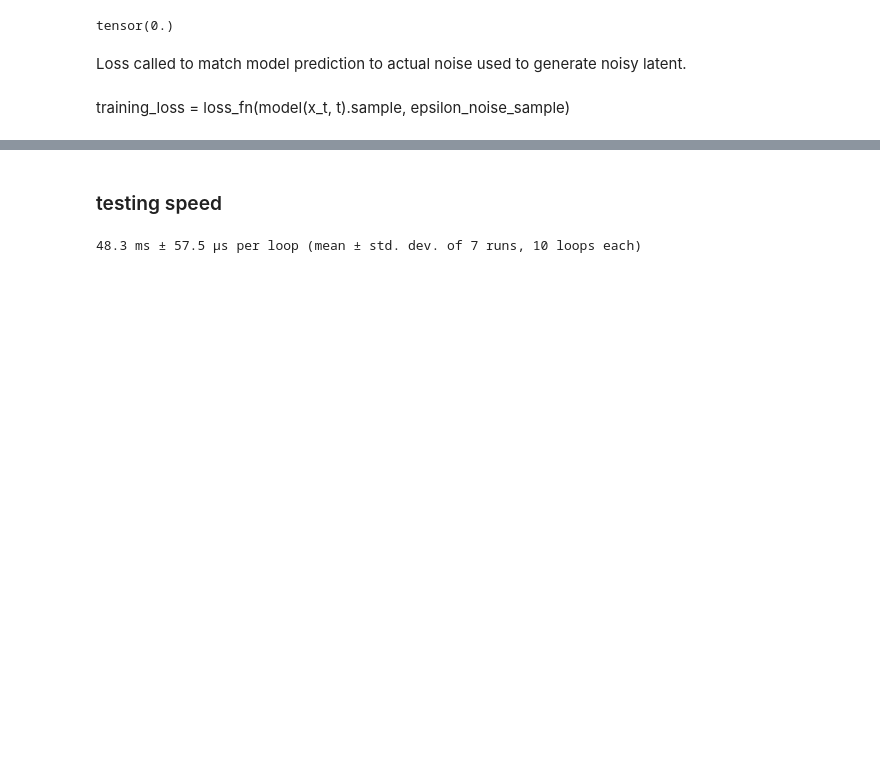
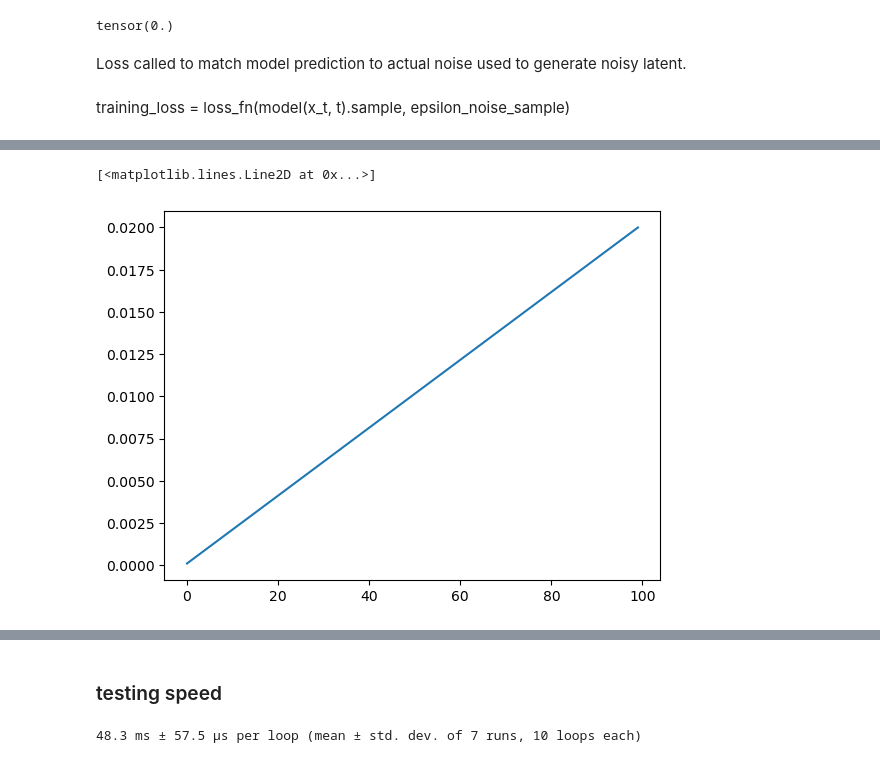
Before and after one commit to SammyAgrawal/diffusion-climsim, a Jupyter notebook: DiffusionModels.ipynb, the cells around one changed output, grey strips where cells are left out. Cells and saved outputs as stored; diff of their text form; code cells hidden in the pictures; blank space fills up the shorter version.

```diff
--- a/DiffusionModels.ipynb
+++ b/DiffusionModels.ipynb
@@ -540,0 +432,5 @@ plt.show()
+# %%
+plt.plot(noise_scheduler.betas)
+# %% [output]
+[<matplotlib.lines.Line2D at 0x...>]
+[figure, added]
```
Also changed, not shown: parts of 62 cells of this notebook, 4 other files.
